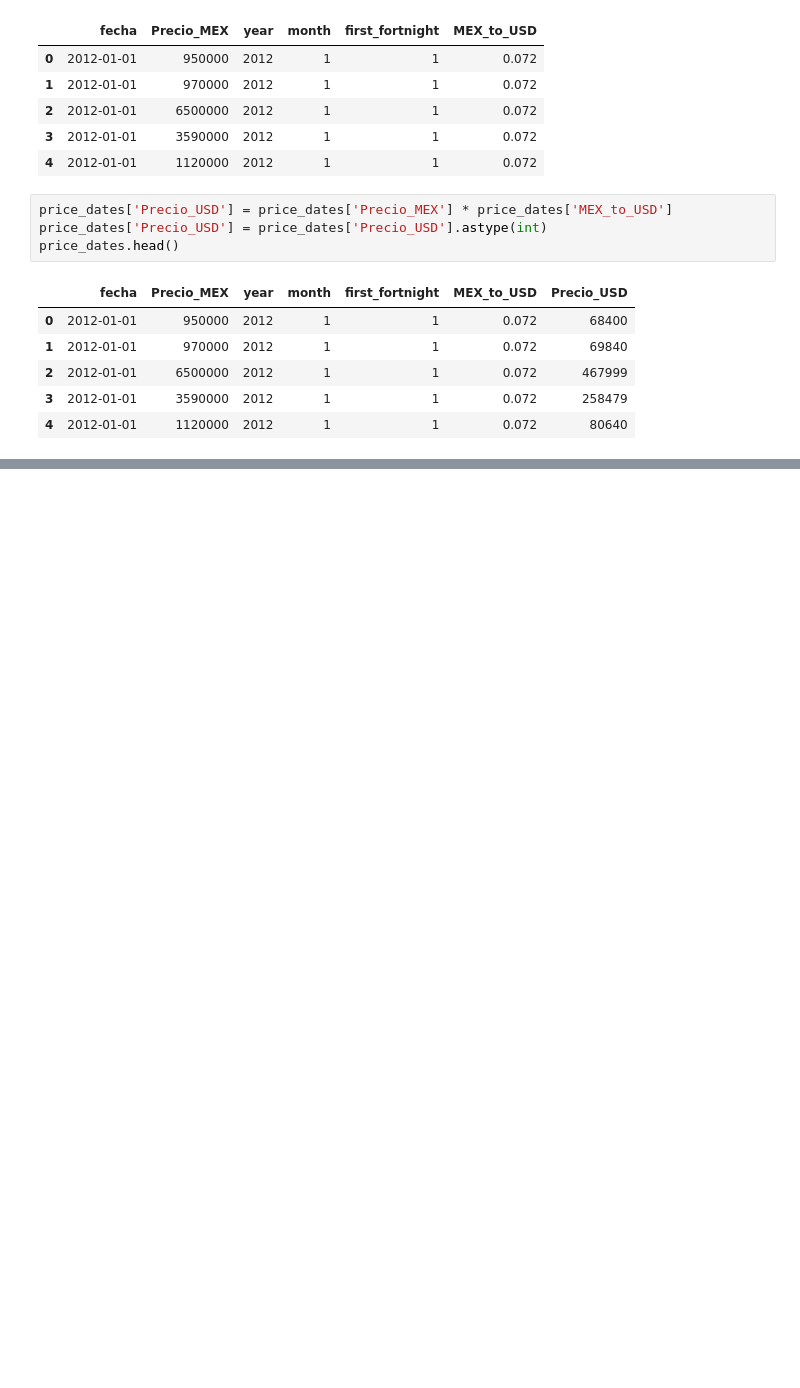
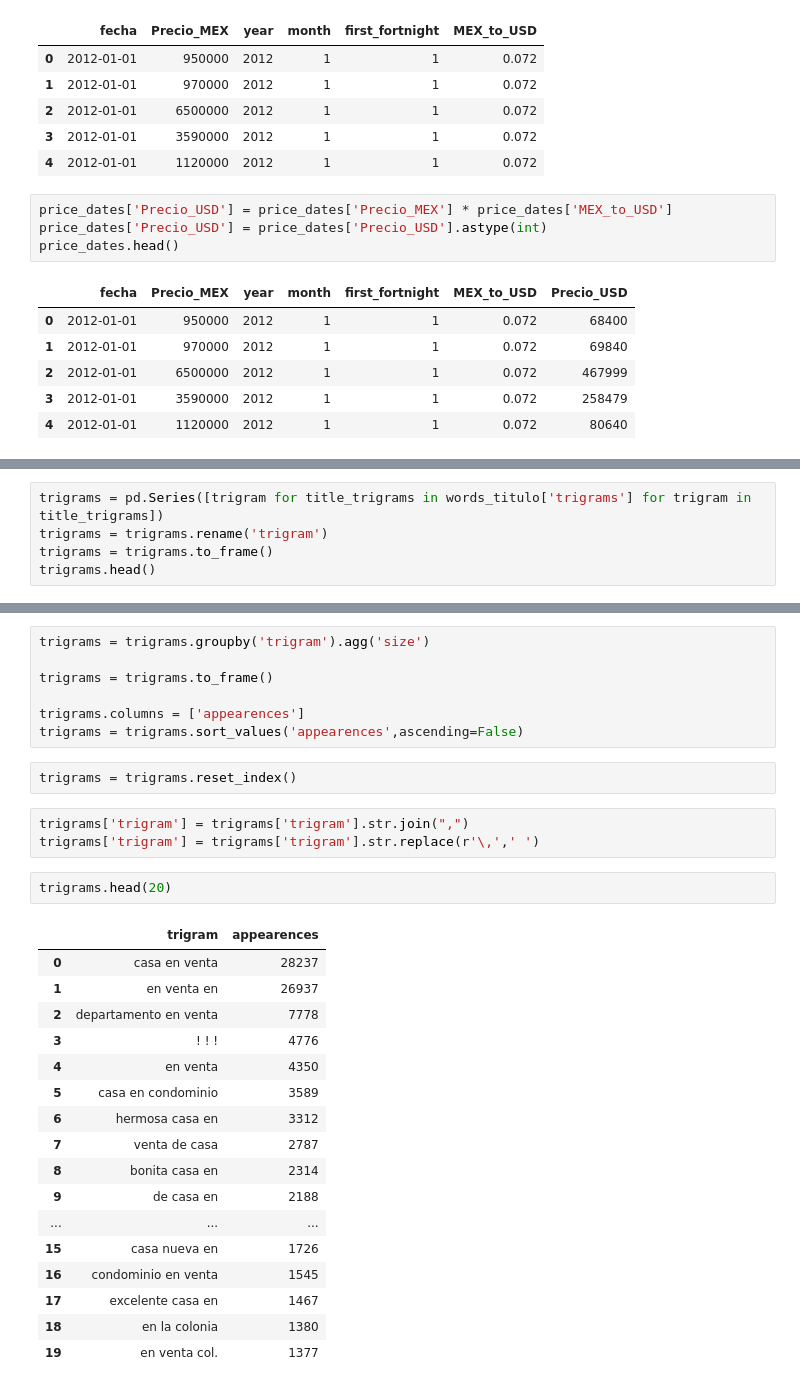
Before and after one commit to sebapenna/OrganizacionDeDatos, a Jupyter notebook: Analisis Seba.ipynb, the cells around one changed output, grey strips where cells are left out. Saved outputs shown, nothing was run; the diff lists cells and outputs as text; blank space fills up the shorter version.

```diff
--- a/Analisis Seba.ipynb
+++ b/Analisis Seba.ipynb
@@ -210,0 +272,5 @@ price_dates.head()
+# %%
+trigrams = pd.Series([trigram for title_trigrams in words_titulo['trigrams'] for trigram in title_trigrams])
+trigrams = trigrams.rename('trigram')
+trigrams = trigrams.to_frame()
+trigrams.head()
@@ -210,0 +284,32 @@ price_dates.head()
+# %%
+trigrams = trigrams.groupby('trigram').agg('size')
+
+trigrams = trigrams.to_frame()
+
+trigrams.columns = ['appearences']
+trigrams = trigrams.sort_values('appearences',ascending=False)
+# %%
+trigrams = trigrams.reset_index()
+# %%
+trigrams['trigram'] = trigrams['trigram'].str.join(",")
+trigrams['trigram'] = trigrams['trigram'].str.replace(r'\,',' ')
+# %%
+trigrams.head(20)
+# %% [output]
+|  | trigram | appearences |
+| 0 | casa en venta | 28237 |
+| 1 | en venta en | 26937 |
+| 2 | departamento en venta | 7778 |
+| 3 | ! ! ! | 4776 |
+| 4 | en venta | 4350 |
+| 5 | casa en condominio | 3589 |
+| 6 | hermosa casa en | 3312 |
+| 7 | venta de casa | 2787 |
+| 8 | bonita casa en | 2314 |
+| 9 | de casa en | 2188 |
+| ... | ... | ... |
+| 15 | casa nueva en | 1726 |
+| 16 | condominio en venta | 1545 |
+| 17 | excelente casa en | 1467 |
+| 18 | en la colonia | 1380 |
+| 19 | en venta col. | 1377 |
```
Also changed, not shown: parts of 25 cells of this notebook.
